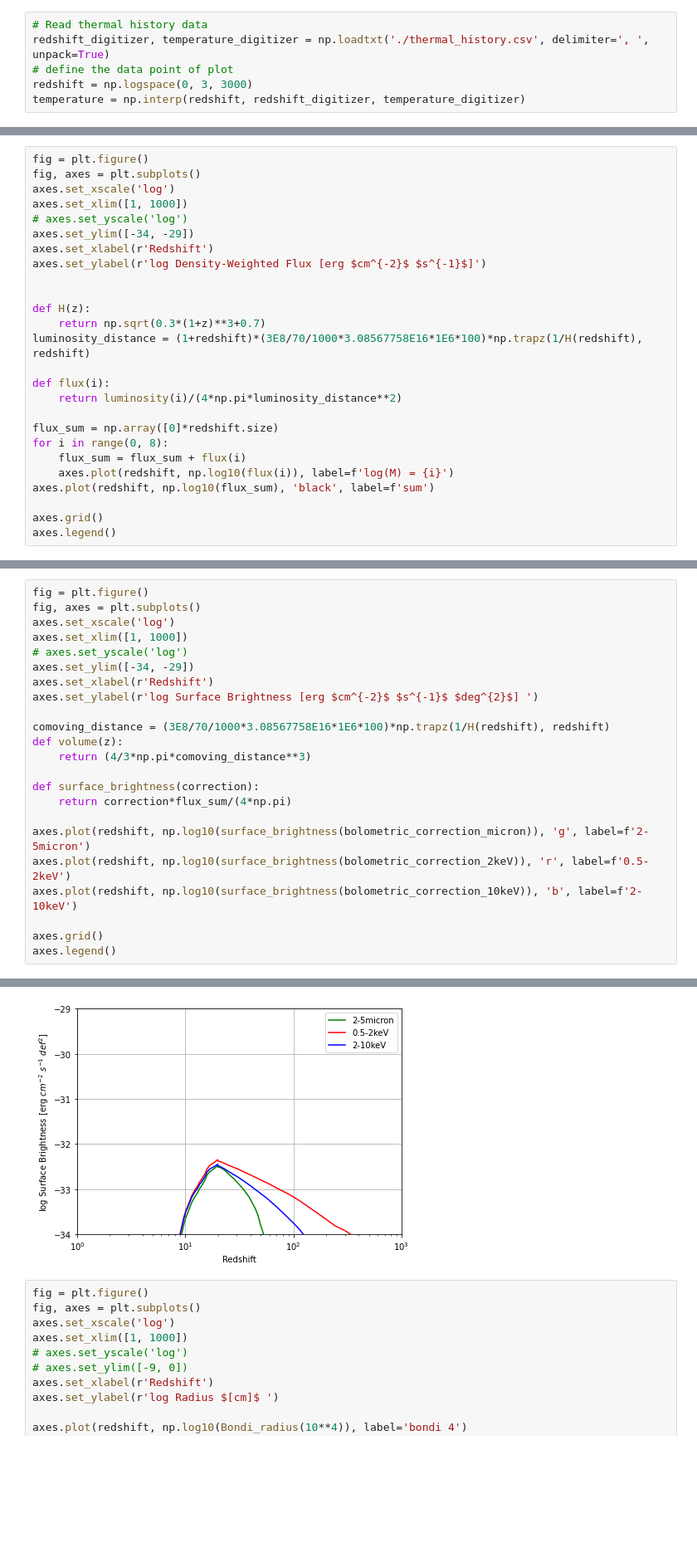
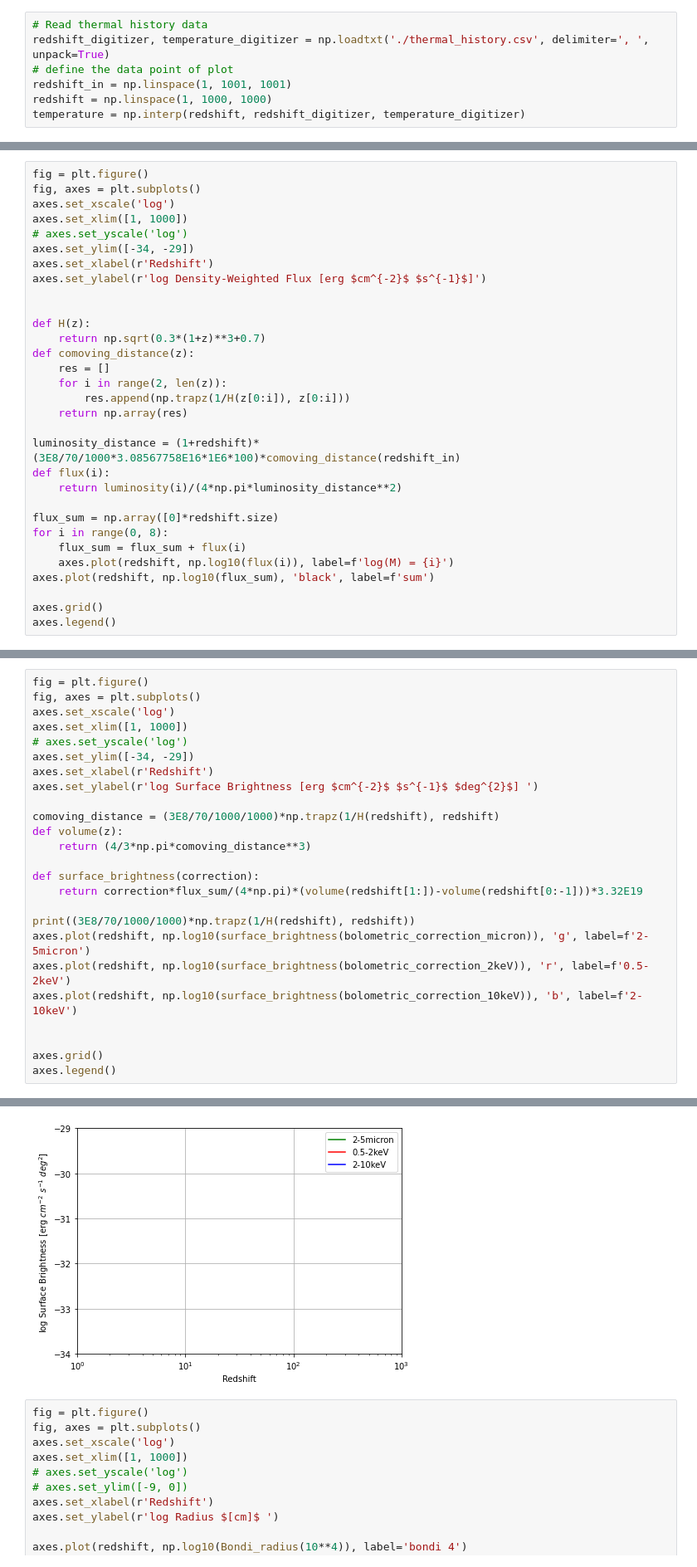
Before and after one commit to newspaperhinson/PBHAccretion, a Jupyter notebook: main.ipynb, the cells around one changed output, grey strips where cells are left out. Shown at 83% size. Cells and saved outputs as stored; diff of their text form; blank space fills up the shorter version.

```diff
--- a/main.ipynb
+++ b/main.ipynb
@@ -15,7 +15,8 @@ plt.rcParams['figure.figsize'] = [7, 5]
 # Read thermal history data
 redshift_digitizer, temperature_digitizer = np.loadtxt('./thermal_history.csv', delimiter=', ', unpack=True)
 # define the data point of plot
-redshift = np.logspace(0, 3, 3000)
+redshift_in = np.linspace(1, 1001, 1001)
+redshift = np.linspace(1, 1000, 1000)
 temperature = np.interp(redshift, redshift_digitizer, temperature_digitizer)
 # %%
 fig = plt.figure()
@@ -288,8 +289,13 @@ axes.set_ylabel(r'log Density-Weighted Flux [erg $cm^{-2}$ $s^{-1}$]')
 
 def H(z):
     return np.sqrt(0.3*(1+z)**3+0.7)
-luminosity_distance = (1+redshift)*(3E8/70/1000*3.08567758E16*1E6*100)*np.trapz(1/H(redshift), redshift)
+def comoving_distance(z):
+    res = []
+    for i in range(2, len(z)):
+        res.append(np.trapz(1/H(z[0:i]), z[0:i]))
+    return np.array(res)
 
+luminosity_distance = (1+redshift)*(3E8/70/1000*3.08567758E16*1E6*100)*comoving_distance(redshift_in)
 def flux(i):
     return luminosity(i)/(4*np.pi*luminosity_distance**2)
 
@@ -345,17 +352,19 @@ axes.set_ylim([-34, -29])
 axes.set_xlabel(r'Redshift')
 axes.set_ylabel(r'log Surface Brightness [erg $cm^{-2}$ $s^{-1}$ $deg^{2}$] ')
 
-comoving_distance = (3E8/70/1000*3.08567758E16*1E6*100)*np.trapz(1/H(redshift), redshift)
+comoving_distance = (3E8/70/1000/1000)*np.trapz(1/H(redshift), redshift)
 def volume(z):
     return (4/3*np.pi*comoving_distance**3)
 
 def surface_brightness(correction):
-    return correction*flux_sum/(4*np.pi)
+    return correction*flux_sum/(4*np.pi)*(volume(redshift[1:])-volume(redshift[0:-1]))*3.32E19
 
+print((3E8/70/1000/1000)*np.trapz(1/H(redshift), redshift))
 axes.plot(redshift, np.log10(surface_brightness(bolometric_correction_micron)), 'g', label=f'2-5micron')
 axes.plot(redshift, np.log10(surface_brightness(bolometric_correction_2keV)), 'r', label=f'0.5-2keV')
 axes.plot(redshift, np.log10(surface_brightness(bolometric_correction_10keV)), 'b', label=f'2-10keV')
 
+
 axes.grid()
 axes.legend()
 # %% [output]
@@ -364,4 +374,4 @@ axes.legend()
-[figure, old version]
+[figure, new version]
 # %%
 fig = plt.figure()
 fig, axes = plt.subplots()
```
Also changed, not shown: parts of 4 cells of this notebook.
